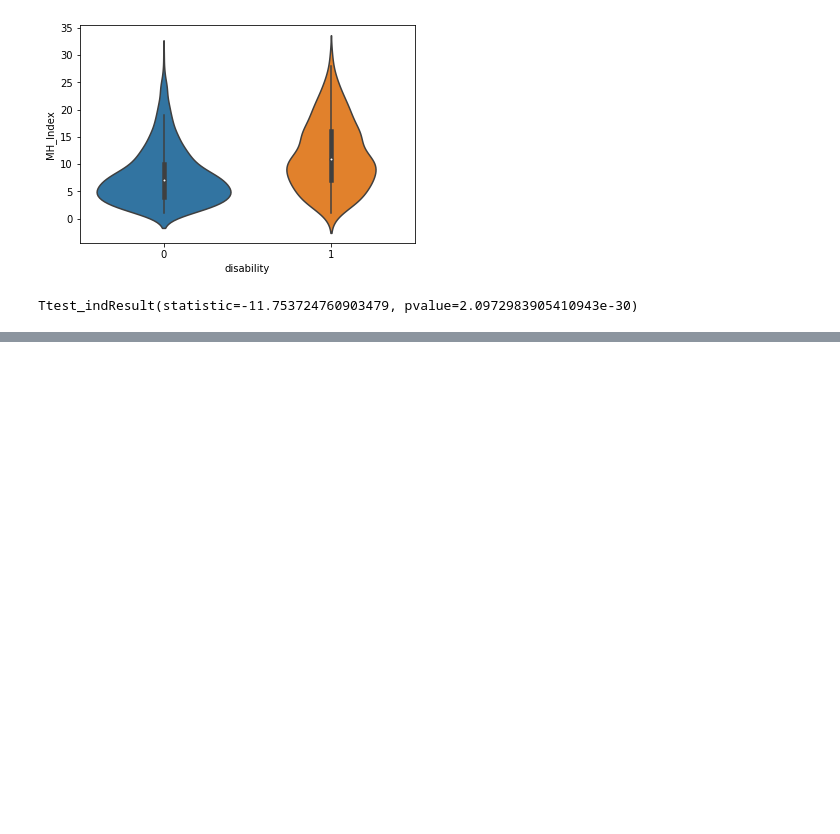
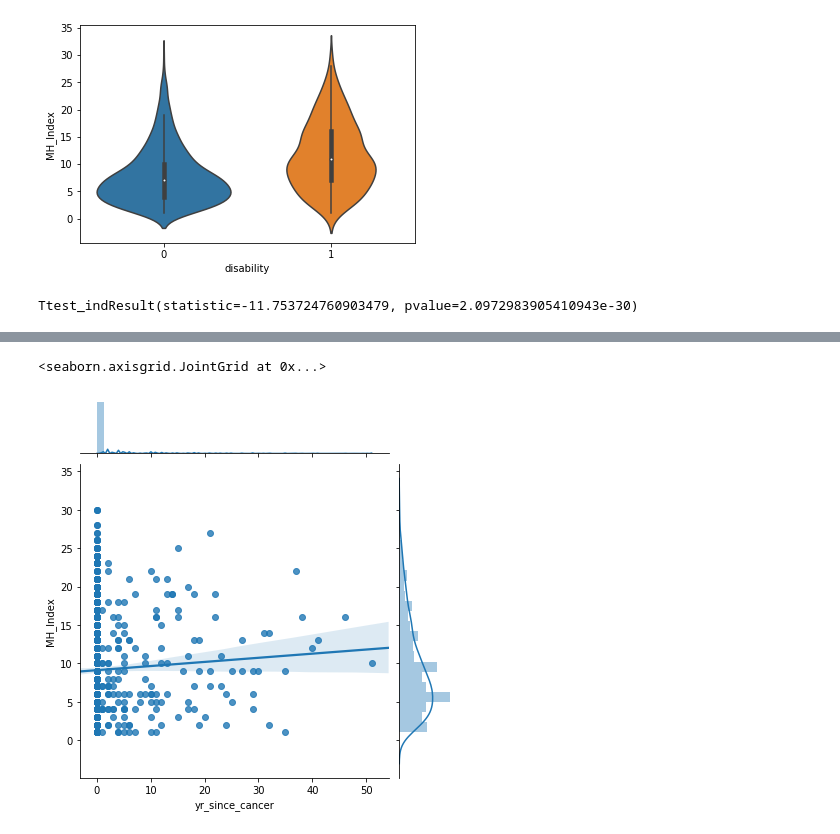
Before and after one commit to stereopickle/mental_health_index, a Jupyter notebook: 001.Linear_Regression_NHANES_data.ipynb, the cells around one changed output, grey strips where cells are left out. Cells and saved outputs as stored; diff of their text form; code cells hidden in the pictures; blank space fills up the shorter version.

```diff
--- a/001.Linear_Regression_NHANES_data.ipynb
+++ b/001.Linear_Regression_NHANES_data.ipynb
@@ -787,0 +781,2 @@ For time being, I'll narrow it down to cancer.
+# %%
+select_df['cancer'] = np.where((select_df.MCQ220 == 1) & (select_df.MCQ230A != 99), 1, 0)
@@ -787,0 +817,21 @@ For time being, I'll narrow it down to cancer.
+# %%
+# find the year each cancer was diagnosed
+def find_year(x):
+    if x['cancer'] == 1:
+        c = cancer_code[x.MCQ230A]
+        return x[c]
+    else:
+        return x['age']
+
+select_df['cancer_d_yr'] = select_df.apply(find_year, axis = 1)
+# %%
+# find when it was diagnosed
+select_df['yr_since_cancer'] = select_df['age'] - select_df['cancer_d_yr']
+# %%
+# remove negative values (possibly due to some questions with cap on the age limit)
+select_df['yr_since_cancer'] = np.where(select_df['yr_since_cancer'] < 0, 0, select_df['yr_since_cancer'])
+# %%
+sns.jointplot("yr_since_cancer", "MH_Index", data=select_df, kind="reg")
+# %% [output]
+<seaborn.axisgrid.JointGrid at 0x...>
+[figure, added]
```
Also changed, not shown: parts of 43 cells of this notebook.
